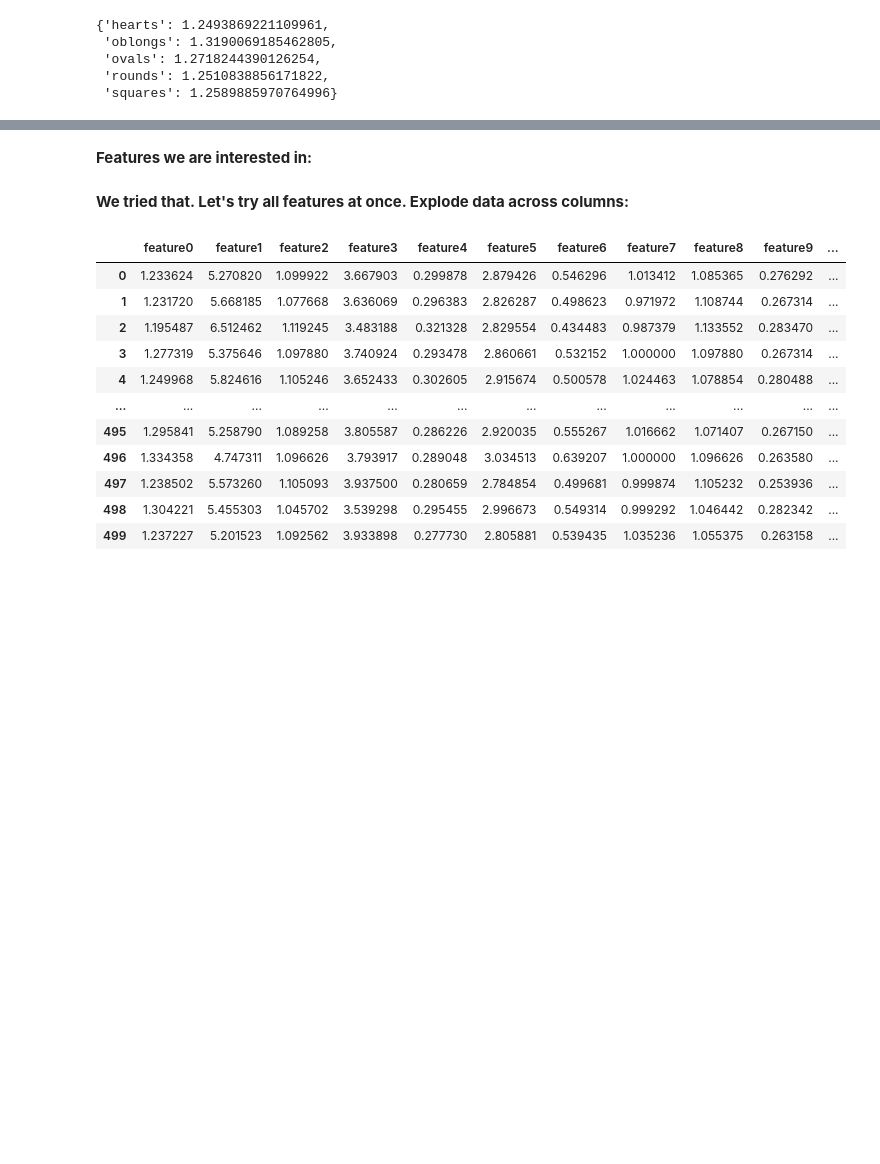
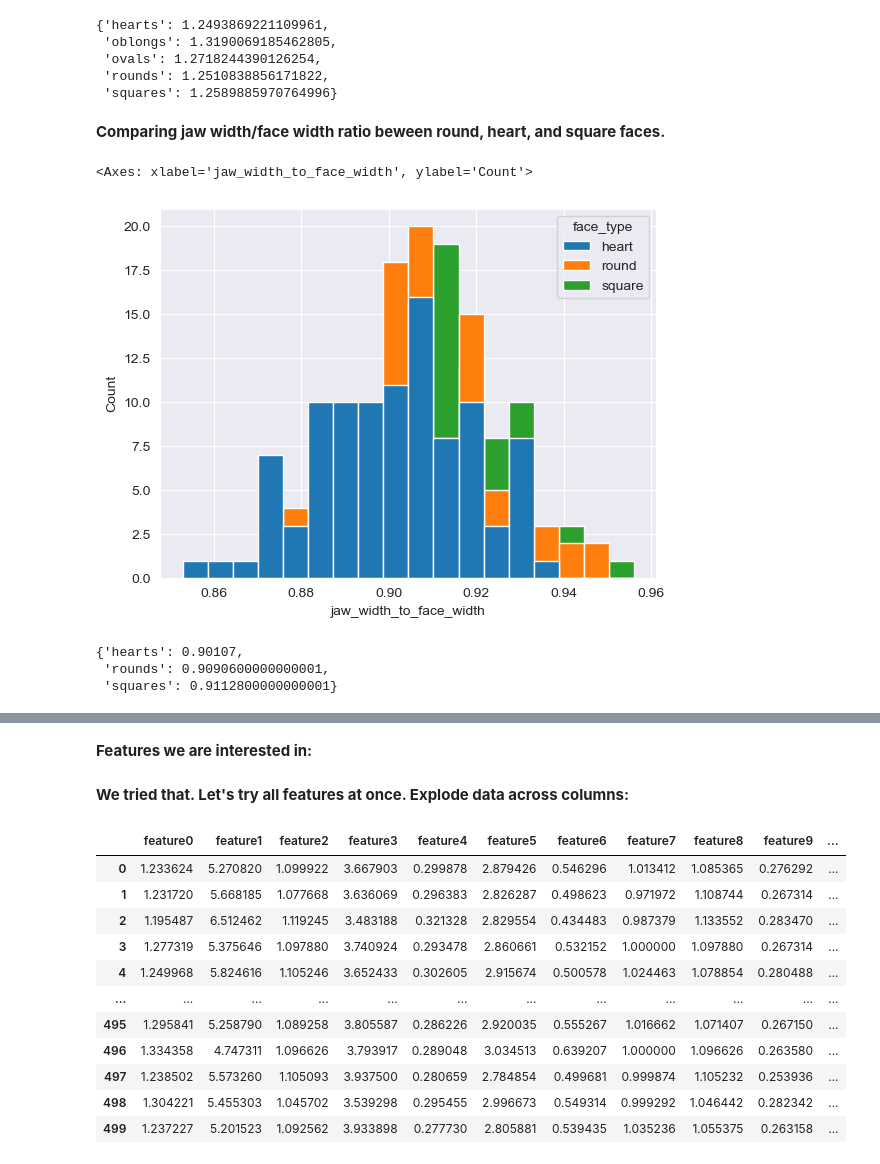
Before and after one commit to Sher213/Haircut-Suggestor-Web-App, a Jupyter notebook: face-shape-classifier/face_shape_classification.ipynb, the cells around one changed output, grey strips where cells are left out. Cells and saved outputs as stored; diff of their text form; code cells hidden in the pictures; blank space fills up the shorter version.

```diff
--- a/face-shape-classifier/face_shape_classification.ipynb
+++ b/face-shape-classifier/face_shape_classification.ipynb
@@ -82,3 +106,27 @@ means
  'ovals': 1.2718244390126254,
  'rounds': 1.2510838856171822,
  'squares': 1.2589885970764996}
+# %% [markdown]
+**Comparing jaw width/face width ratio beween round, heart, and square faces.**
+# %%
+temp = data[data['face_type'].isin(['heart', 'round', 'square'])]
+#get reciprocal of 'face-width/jaw-width
+temp['jaw_width_to_face_width'] = data['face_width_to_jaw_width'].apply(lambda x : round(1/x, 3))
+sns.histplot(x= temp['jaw_width_to_face_width'], hue= temp['face_type'], alpha=1)
+# %% [output]
+<Axes: xlabel='jaw_width_to_face_width', ylabel='Count'>
+[figure, added]
+# %%
+means = {}
+
+hearts = temp[temp['face_type'] == 'heart']
+means['hearts'] = np.mean(hearts['jaw_width_to_face_width'])
+rounds = temp[temp['face_type'] == 'round']
+means['rounds'] = np.mean(rounds['jaw_width_to_face_width'])
+squares = temp[temp['face_type'] == 'square']
+means['squares'] = np.mean(squares['jaw_width_to_face_width'])
+means
+# %% [output]
+{'hearts': 0.90107,
+ 'rounds': 0.9090600000000001,
+ 'squares': 0.9112800000000001}
```
Also changed, not shown: parts of 12 cells of this notebook, 1 other file.
